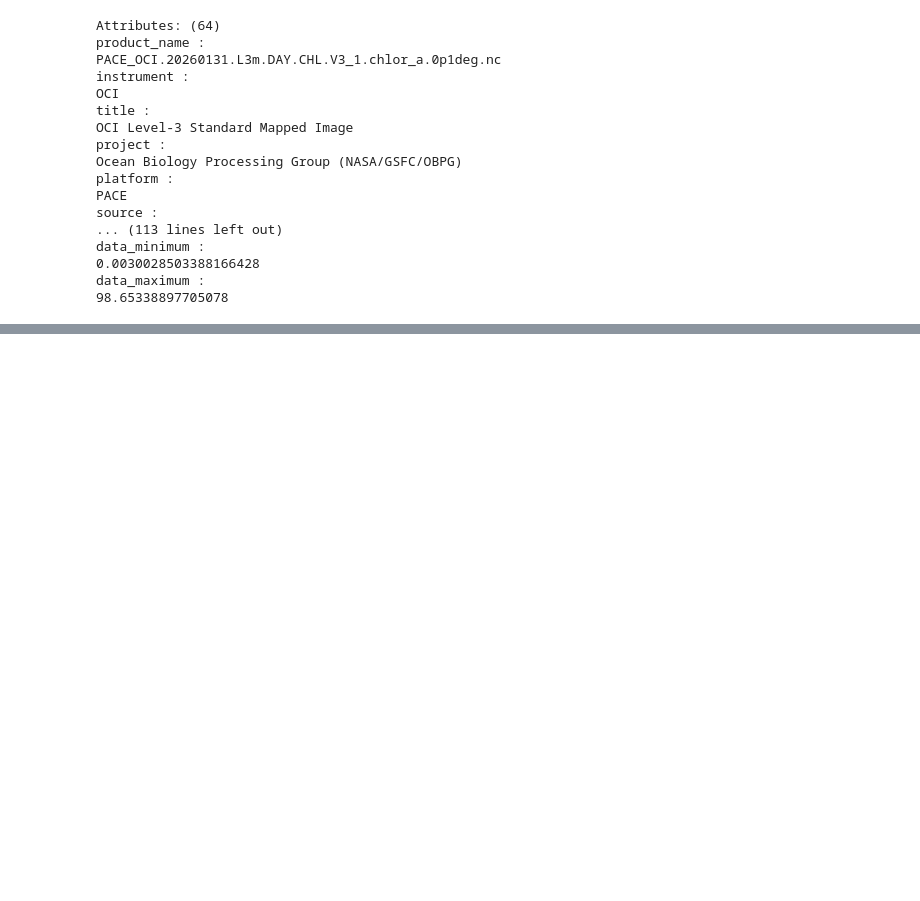
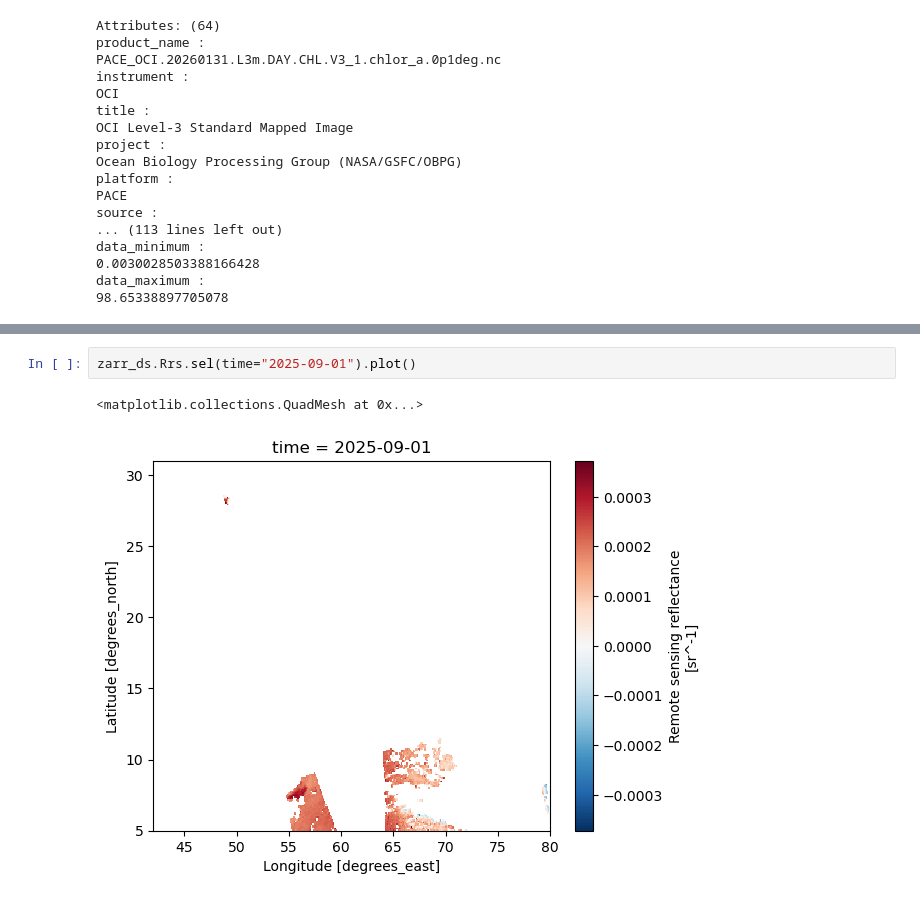
Before and after one commit to SAFS-Varanasi-Internship/mindthegap, a Jupyter notebook: contributor_folders/eli/PACE_CHL_batches.ipynb, the cells around one changed output, grey strips where cells are left out. Drawn from its saved outputs; the diff is of its cells as text; blank space fills up the shorter version.

```diff
--- a/contributor_folders/eli/PACE_CHL_batches.ipynb
+++ b/contributor_folders/eli/PACE_CHL_batches.ipynb
@@ -325,0 +382,5 @@ data_maximum :
+# %%
+zarr_ds.Rrs.sel(time="2025-09-01").plot()
+# %% [output]
+<matplotlib.collections.QuadMesh at 0x...>
+[figure, added]
```
Also changed, not shown: parts of 8 cells of this notebook, 12 other files.
